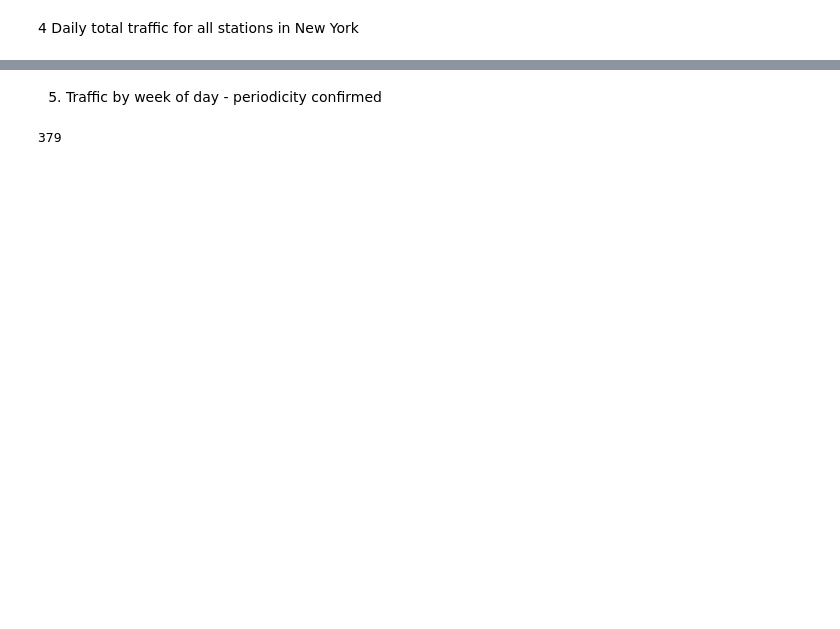
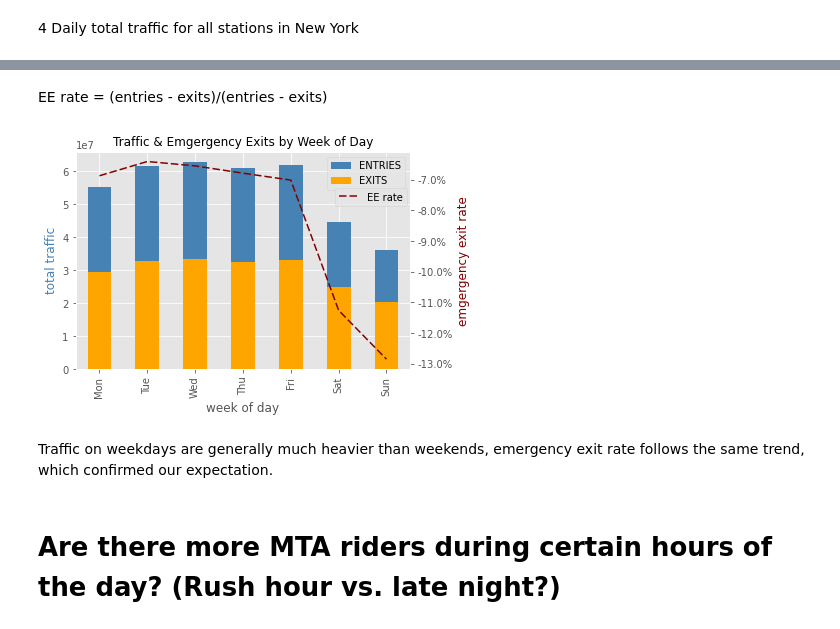
Before and after one commit to maghrabi-es/EDA-Project, a Jupyter notebook: Project_NBM .ipynb, the cells around one changed output, grey strips where cells are left out. Drawn from its saved outputs; the diff is of its cells as text; code cells hidden in the pictures; blank space fills up the shorter version.

```diff
--- a/Project_NBM .ipynb
+++ b/Project_NBM .ipynb
@@ -332,8 +412,36 @@ plt.show()
 # %% [markdown]
-5. Traffic by week of day - periodicity confirmed
+EE rate = (entries - exits)/(entries - exits)
 # %%
-#data = generate_dates(start_date)
-#date.to_sql("name_table", engine)
-len(mta_h['STATION'].unique())
+from datetime import datetime, timedelta
+mta_h['WEEKDAYS'] = (mta_h['DATETIME']).dt.day_name()
+weekdays = ['Monday', 'Tuesday', 'Wednesday', 'Thursday', 'Friday', 'Saturday', 'Sunday']
+mta_h['WEEKDAYS'] = pd.Categorical(mta_h['WEEKDAYS'], categories=weekdays, ordered = True)
-# %% [output]
-379
+# %%
+weekday_ave = mta_h[['ENTRIES_diff', 'EXITS_diff', 'MORE_VISITED', 'WEEKDAYS']].groupby('WEEKDAYS').sum().reset_index().sort_values(by = 'WEEKDAYS')
+weekday_ave['EMGERGENCY'] = (weekday_ave['ENTRIES_diff'] - weekday_ave['EXITS_diff'])/weekday_ave['MORE_VISITED']
+# %%
+fig, ax1 = plt.subplots()
+ax2 = ax1.twinx()
+
+p1 = weekday_ave['MORE_VISITED'].plot(kind='bar', color='steelblue', ax=ax1, label = 'ENTRIES')
+p1.legend(loc = 1)
+p2 = weekday_ave['EXITS_diff'].plot(kind='bar', color='orange', ax=ax1, label = 'EXITS')
+p2.legend(loc = 1)
+p3 = weekday_ave['EMGERGENCY'].plot(kind='line', dashes = [5, 2], color='maroon', ax=ax2, label = 'EE rate')
+p3.legend(loc = (0.775, 0.75))
+
+plt.xticks((0,1,2,3,4,5,6),('Mon', 'Tue', 'Wed', 'Thu', 'Fri', 'Sat', 'Sun'))
+ax1.set_xlabel('week of day')
+ax1.set_ylabel('total traffic', color='steelblue')
+
+ax2.set_ylabel('emgergency exit rate', color='maroon')
+ax2.grid(False)
+ax2.yaxis.set_major_formatter(FuncFormatter(lambda y, _: '{:.1%}'.format(y)))
+plt.title('Traffic & Emgergency Exits by Week of Day', size = 12)
+plt.show()
+# %% [output]
+[figure, added]
+# %% [markdown]
+Traffic on weekdays are generally much heavier than weekends, emergency exit rate follows the same trend, which confirmed our expectation.
+# %% [markdown]
+# Are there more MTA riders during certain hours of the day? (Rush hour vs. late night?)
```
Also changed, not shown: parts of 25 cells of this notebook.
